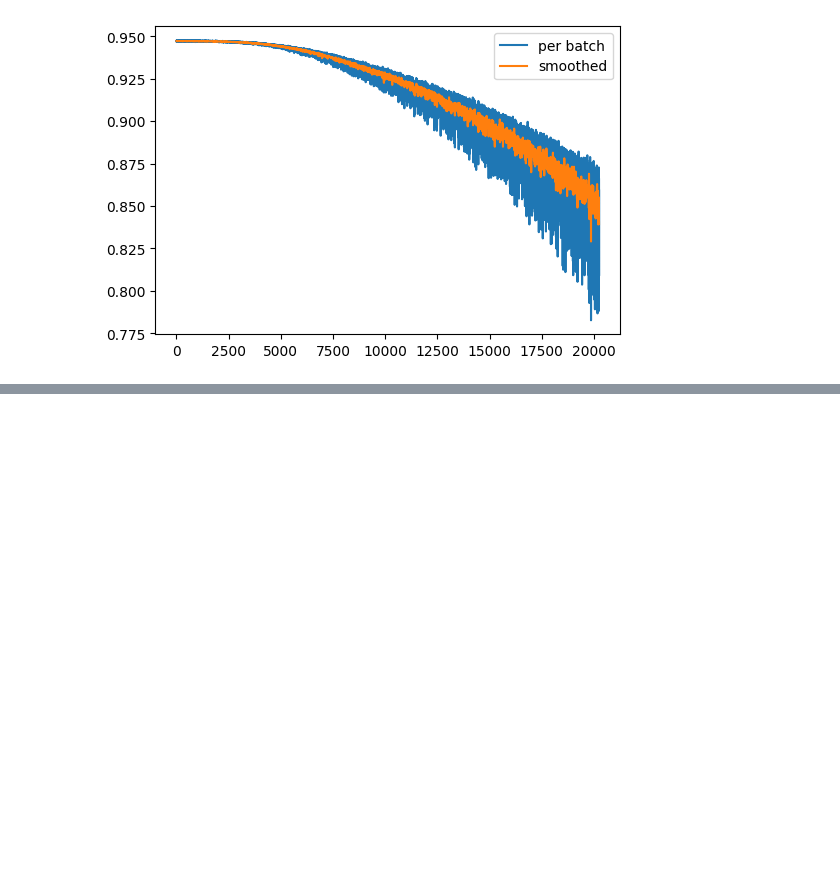
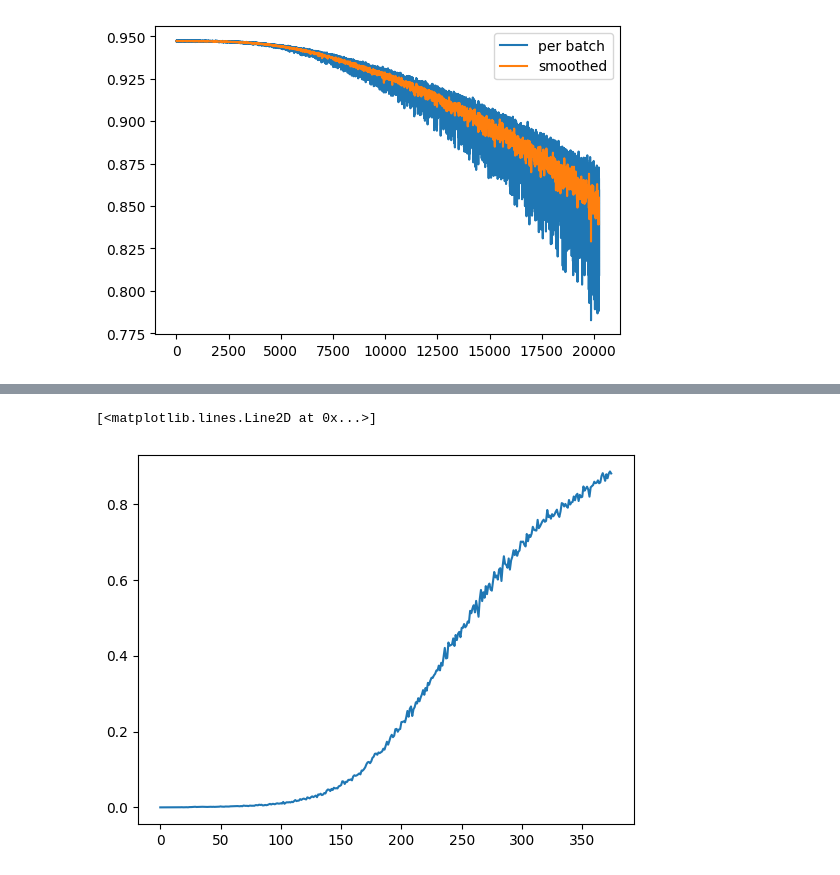
Before and after one commit to danjacobellis/tft, a Jupyter notebook: train/diet/dermamnist_diet_pretrain.ipynb, the cells around one changed output, grey strips where cells are left out. Cells and saved outputs as stored; diff of their text form; code cells hidden in the pictures; blank space fills up the shorter version.

```diff
--- a/train/diet/dermamnist_diet_pretrain.ipynb
+++ b/train/diet/dermamnist_diet_pretrain.ipynb
@@ -263,5 +266,7 @@ display(HTML(mb.child.progress))
 # %%
 plt.plot(valid_acc)
-plt.plot(test_acc)
+# %% [output]
+[<matplotlib.lines.Line2D at 0x...>]
+[figure, added]
 # %%
 plt.semilogy(learning_rates)
```
Also changed, not shown: parts of 8 cells of this notebook.
